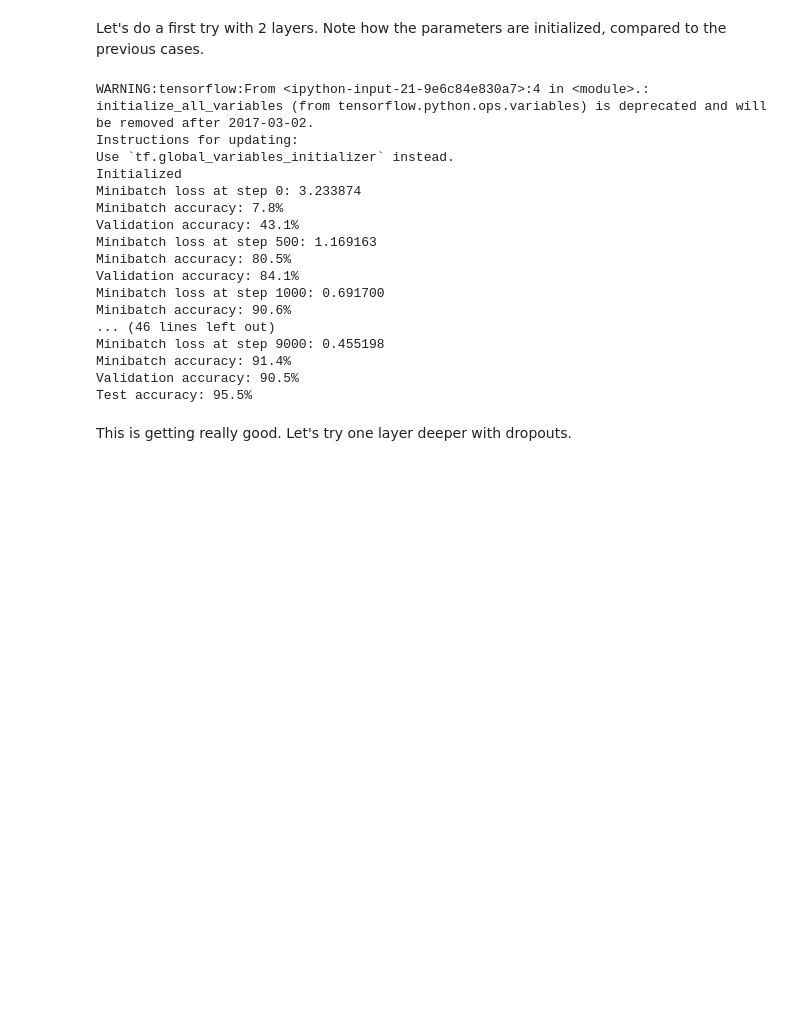
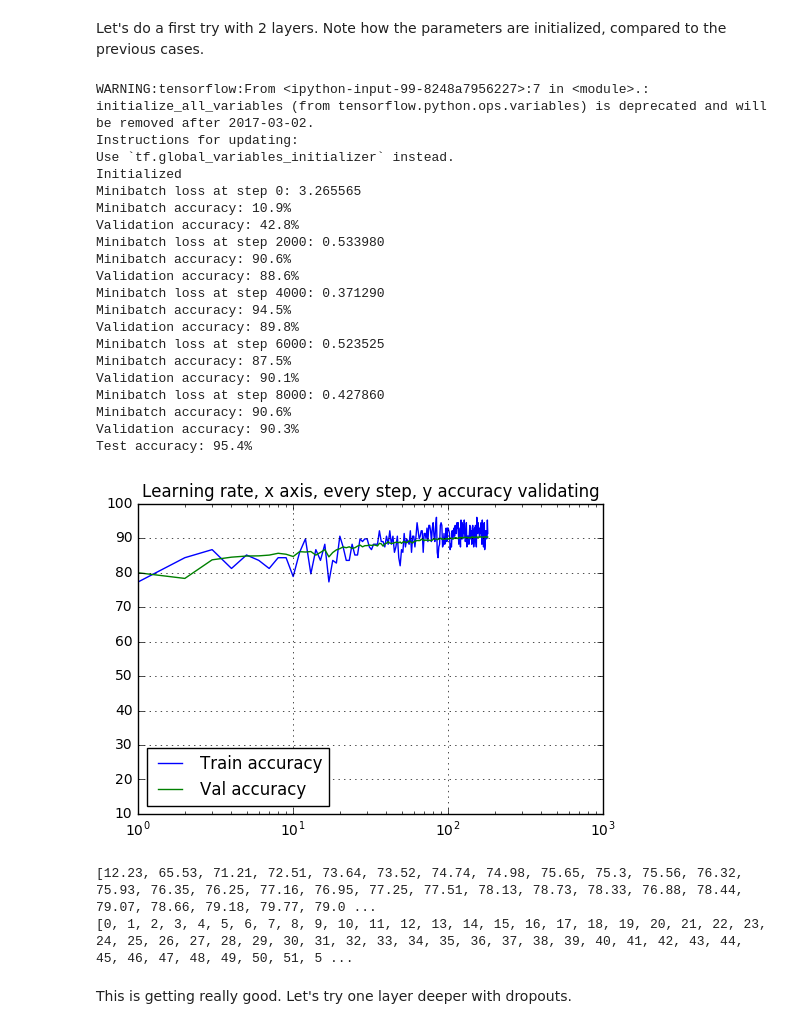
Before and after one commit to rdcsung/udacity-deep-learning, a Jupyter notebook: 3_regularization.ipynb, the cells around one changed output. Cells and saved outputs as stored; diff of their text form; code cells hidden in the pictures; blank space fills up the shorter version.

```diff
--- a/3_regularization.ipynb
+++ b/3_regularization.ipynb
@@ -610,6 +668,9 @@ with graph.as_default():
   test_prediction = tf.nn.softmax(tf.matmul(lay2_test, weights3) + biases3)
 # %%
 num_steps = 9001
+
+learning_val = []
+training_val = []
 
 with tf.Session(graph=graph) as session:
   tf.initialize_all_variables().run()
@@ -627,30 +688,56 @@ with tf.Session(graph=graph) as session:
     feed_dict = {tf_train_dataset : batch_data, tf_train_labels : batch_labels}
     _, l, predictions = session.run(
       [optimizer, loss, train_prediction], feed_dict=feed_dict)
-    if (step % 500 == 0):
+    if (step % 2000 == 0):
       print("Minibatch loss at step %d: %f" % (step, l))
       print("Minibatch accuracy: %.1f%%" % accuracy(predictions, batch_labels))
       print("Validation accuracy: %.1f%%" % accuracy(
         valid_prediction.eval(), valid_labels))
+    if (step % 50 ==0):
+      accuracy_val = accuracy(valid_prediction.eval(), valid_labels)
+      learning_val.append(accuracy_val)
+      accuracy_training = accuracy(predictions, batch_labels)
+      training_val.append (accuracy_training)
   print("Test accuracy: %.1f%%" % accuracy(test_prediction.eval(), test_labels))
 # %% [output]
-WARNING:tensorflow:From <ipython-input-21-9e6c84e830a7>:4 in <module>.: initialize_all_variables (from tensorflow.python.ops.variables) is deprecated and will be removed after 2017-03-02.
+WARNING:tensorflow:From <ipython-input-99-8248a7956227>:7 in <module>.: initialize_all_variables (from tensorflow.python.ops.variables) is deprecated and will be removed after 2017-03-02.
 Instructions for updating:
 Use `tf.global_variables_initializer` instead.
 Initialized
-Minibatch loss at step 0: 3.233874
-Minibatch accuracy: 7.8%
-Validation accuracy: 43.1%
-Minibatch loss at step 500: 1.169163
-Minibatch accuracy: 80.5%
-Validation accuracy: 84.1%
-Minibatch loss at step 1000: 0.691700
+Minibatch loss at step 0: 3.265565
+Minibatch accuracy: 10.9%
+Validation accuracy: 42.8%
+Minibatch loss at step 2000: 0.533980
 Minibatch accuracy: 90.6%
-... (46 lines left out)
-Minibatch loss at step 9000: 0.455198
-Minibatch accuracy: 91.4%
-Validation accuracy: 90.5%
-Test accuracy: 95.5%
+Validation accuracy: 88.6%
+Minibatch loss at step 4000: 0.371290
+Minibatch accuracy: 94.5%
+Validation accuracy: 89.8%
+Minibatch loss at step 6000: 0.523525
+Minibatch accuracy: 87.5%
+Validation accuracy: 90.1%
+Minibatch loss at step 8000: 0.427860
+Minibatch accuracy: 90.6%
+Validation accuracy: 90.3%
+Test accuracy: 95.4%
+# %%
+# Generate x Axis
+step_x = range (len(learning_val))
+plt.semilogx(step_x, training_val,label='Train accuracy')
+plt.semilogx(step_x, learning_val,label='Val accuracy')
+plt.legend (loc='best')
+plt.grid(True)
+plt.title('Learning rate, x axis, every step, y accuracy validating')
+plt.show()
+# %% [output]
+[figure, added]
+# %%
+print (learning_val)
+len (learning_val)
+print (step_x)
+# %% [output]
+[12.23, 65.53, 71.21, 72.51, 73.64, 73.52, 74.74, 74.98, 75.65, 75.3, 75.56, 76.32, 75.93, 76.35, 76.25, 77.16, 76.95, 77.25, 77.51, 78.13, 78.73, 78.33, 76.88, 78.44, 79.07, 78.66, 79.18, 79.77, 79.0 ...
+[0, 1, 2, 3, 4, 5, 6, 7, 8, 9, 10, 11, 12, 13, 14, 15, 16, 17, 18, 19, 20, 21, 22, 23, 24, 25, 26, 27, 28, 29, 30, 31, 32, 33, 34, 35, 36, 37, 38, 39, 40, 41, 42, 43, 44, 45, 46, 47, 48, 49, 50, 51, 5 ...
 # %% [markdown]
 This is getting really good. Let's try one layer deeper with dropouts.
 # %%
```
Also changed, not shown: parts of 18 cells of this notebook.
